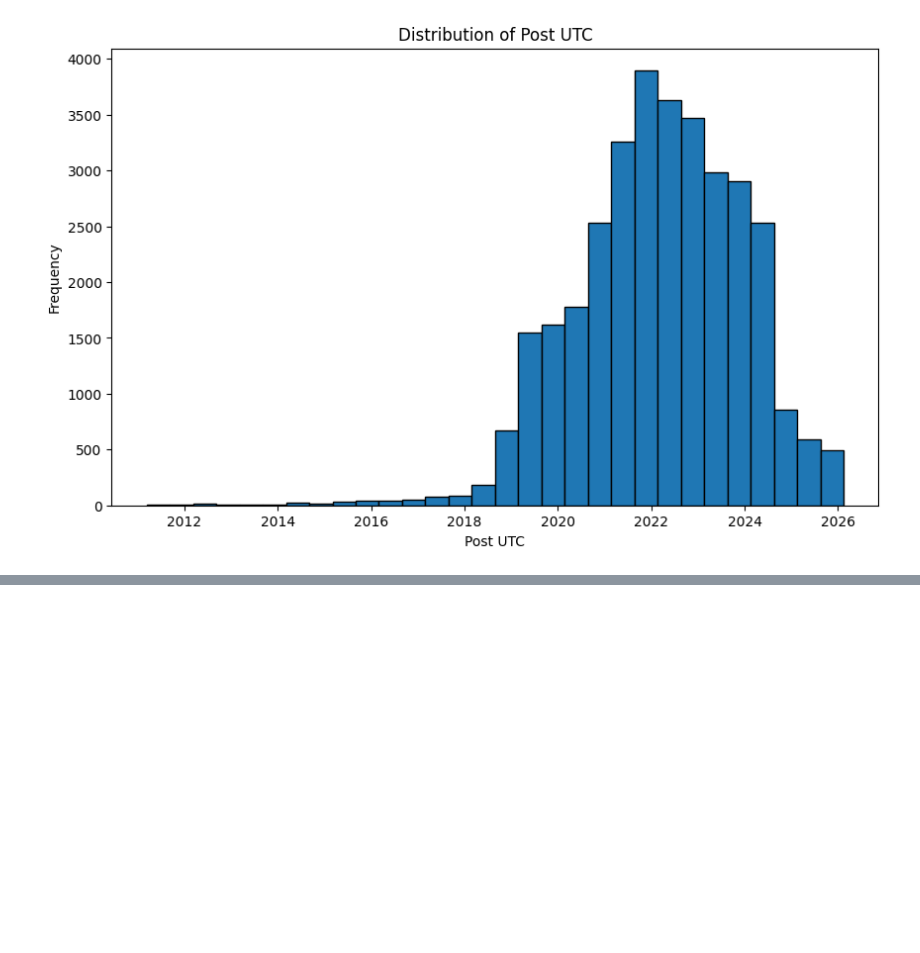
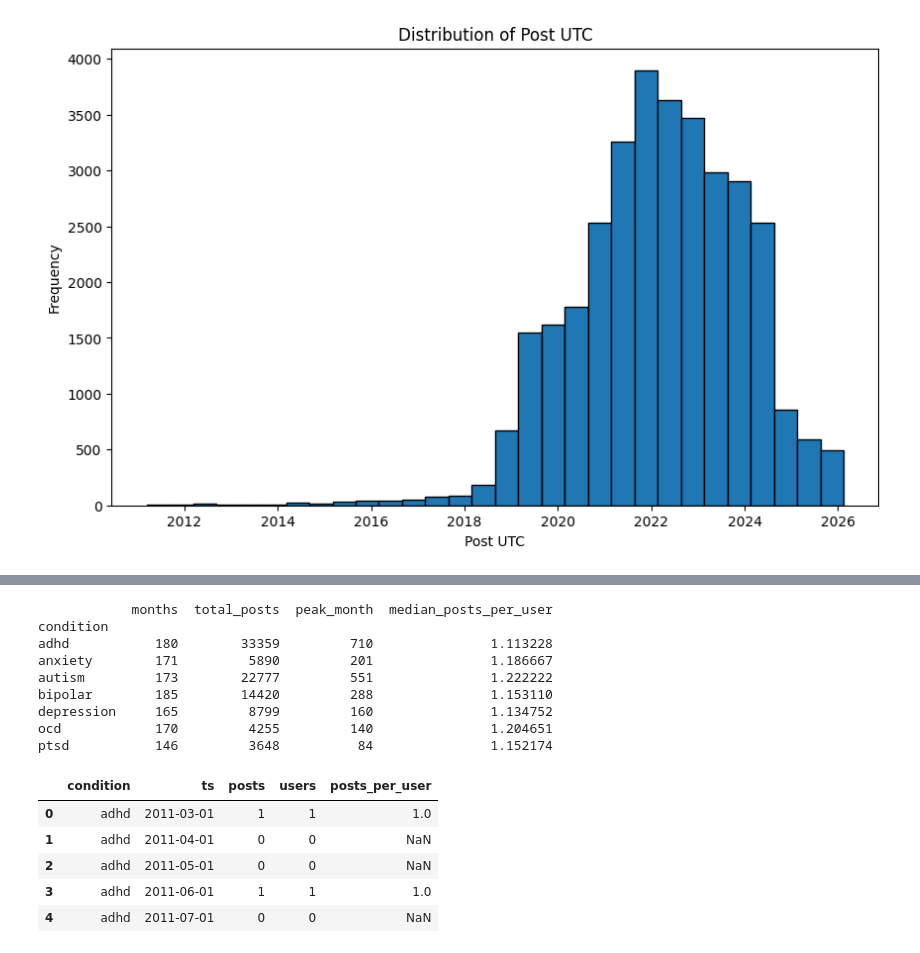
Before and after one commit to fibonacci-2/dynamics-paper, a Jupyter notebook: temporal-analysis.ipynb, the cells around one changed output, grey strips where cells are left out. Cells and saved outputs as stored; diff of their text form; code cells hidden in the pictures; blank space fills up the shorter version.

```diff
--- a/temporal-analysis.ipynb
+++ b/temporal-analysis.ipynb
@@ -39,0 +47,44 @@ plot_condition('adhd')
+# %%
+import pandas as pd
+import matplotlib.pyplot as plt
+
+def load_condition_df(condition):
+    rows = load_jsonl(f'data/mindset/disclosures/{condition}_self_disclosures.jsonl')
+    df = pd.DataFrame(rows)[['user_id', 'created_utc']]
+    df['condition'] = condition
+    df['ts'] = pd.to_datetime(df['created_utc'], unit='s')
+    return df
+
+all_df = pd.concat([load_condition_df(c) for c in CONDITIONS], ignore_index=True)
+
+# monthly aggregation per condition
+g = all_df.set_index('ts').groupby('condition')['user_id']
+monthly = pd.concat([
+    g.resample('MS').size().rename('posts'),
+    g.resample('MS').nunique().rename('users'),
+], axis=1).reset_index()
+monthly['posts_per_user'] = monthly['posts'] / monthly['users']
+
+print(monthly.groupby('condition').agg(
+    months=('ts', 'count'),
+    total_posts=('posts', 'sum'),
+    peak_month=('posts', 'max'),
+    median_posts_per_user=('posts_per_user', 'median'),
+))
+monthly.head()
+# %% [output]
+            months  total_posts  peak_month  median_posts_per_user
+condition
+adhd           180        33359         710               1.113228
+anxiety        171         5890         201               1.186667
+autism         173        22777         551               1.222222
+bipolar        185        14420         288               1.153110
+depression     165         8799         160               1.134752
+ocd            170         4255         140               1.204651
+ptsd           146         3648          84               1.152174
+|  | condition | ts | posts | users | posts_per_user |
+| 0 | adhd | 2011-03-01 | 1 | 1 | 1.0 |
+| 1 | adhd | 2011-04-01 | 0 | 0 | NaN |
+| 2 | adhd | 2011-05-01 | 0 | 0 | NaN |
+| 3 | adhd | 2011-06-01 | 1 | 1 | 1.0 |
+| 4 | adhd | 2011-07-01 | 0 | 0 | NaN |
```
Also changed, not shown: parts of 5 cells of this notebook, 8 other files.
